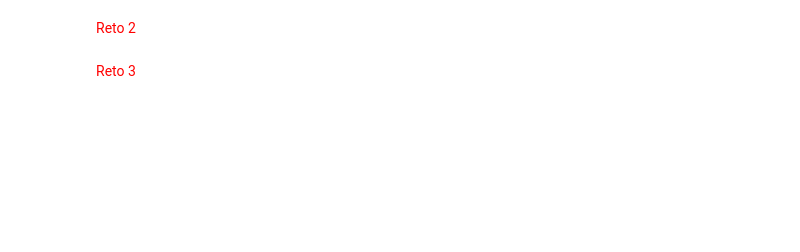
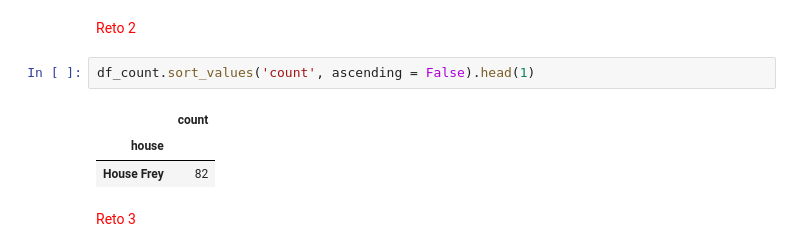
Before and after one commit to HajdukSanchezUEB/PandasTutorial, a Jupyter notebook: Introducción a Pandas.ipynb, the cells around one changed output. Cells and saved outputs as stored; diff of their text form; blank space fills up the shorter version.

```diff
--- a/Introducción a Pandas.ipynb
+++ b/Introducción a Pandas.ipynb
@@ -91,4 +186,10 @@ df_count
 # %% [markdown]
 <span style="color:red">Reto 2</span>
+# %%
+df_count.sort_values('count', ascending = False).head(1)
+# %% [output]
+|  | count |
+| house |  |
+| House Frey | 82 |
 # %% [markdown]
 <span style="color:red">Reto 3</span>
```
Also changed, not shown: parts of 21 cells of this notebook, 1 other file.
